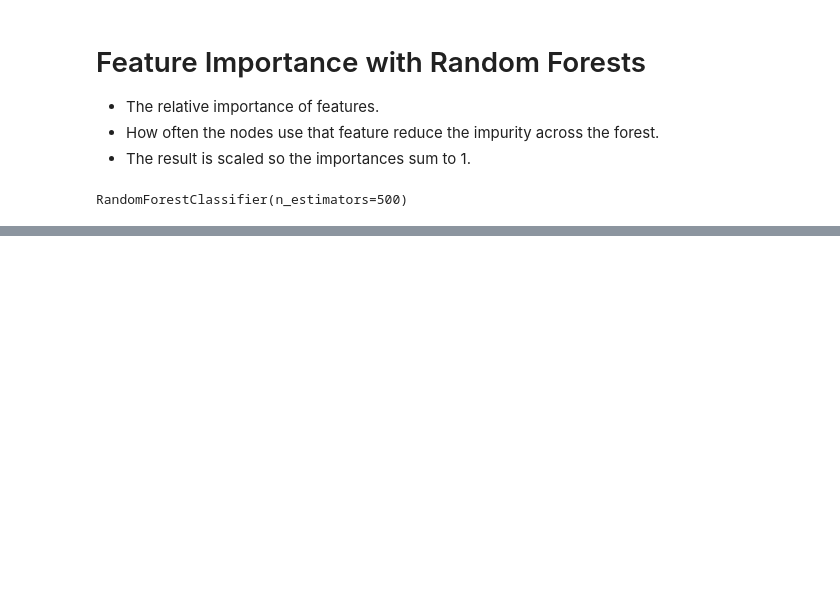
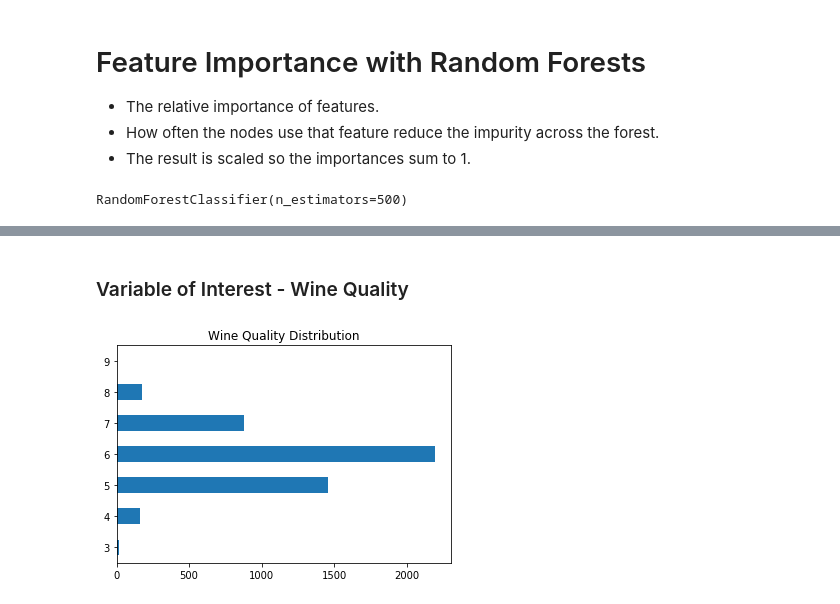
Before and after one commit to appliedecon/data602-lectures, a Jupyter notebook: week08/trees.ipynb, the cells around one changed output, grey strips where cells are left out. Saved outputs shown, nothing was run; the diff lists cells and outputs as text; code cells hidden in the pictures; blank space fills up the shorter version.

```diff
--- a/week08/trees.ipynb
+++ b/week08/trees.ipynb
@@ -899,0 +1110,7 @@ plt.show()
+# %%
+import pandas as pd
+import matplotlib.pyplot as plt
+%matplotlib inline
+
+wine = pd.read_csv('data/winequality-white.csv', sep=';')
+wine.head()
@@ -899,0 +1148,8 @@ plt.show()
+# %% [markdown]
+### Variable of Interest - Wine Quality
+# %%
+wine.quality.value_counts().sort_index().plot.barh()
+plt.title('Wine Quality Distribution')
+plt.show()
+# %% [output]
+[figure, added]
```
Also changed, not shown: parts of 68 cells of this notebook.
